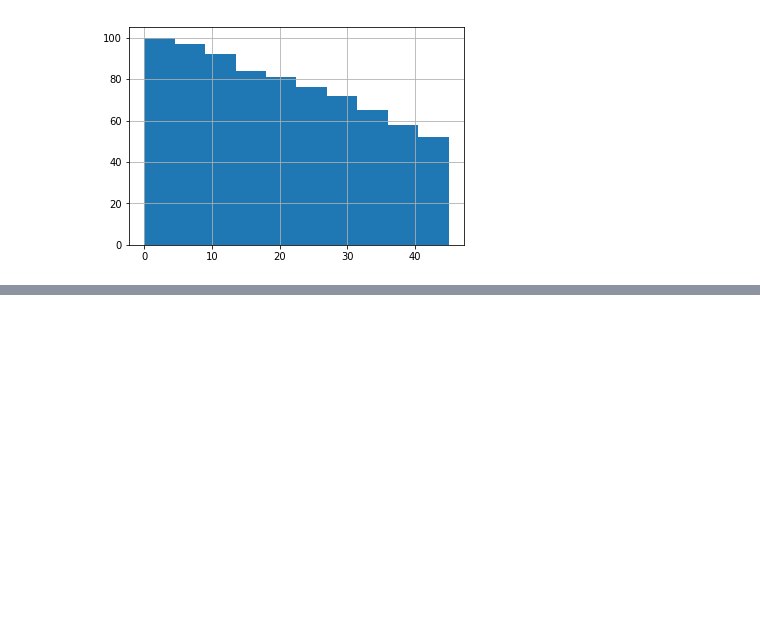
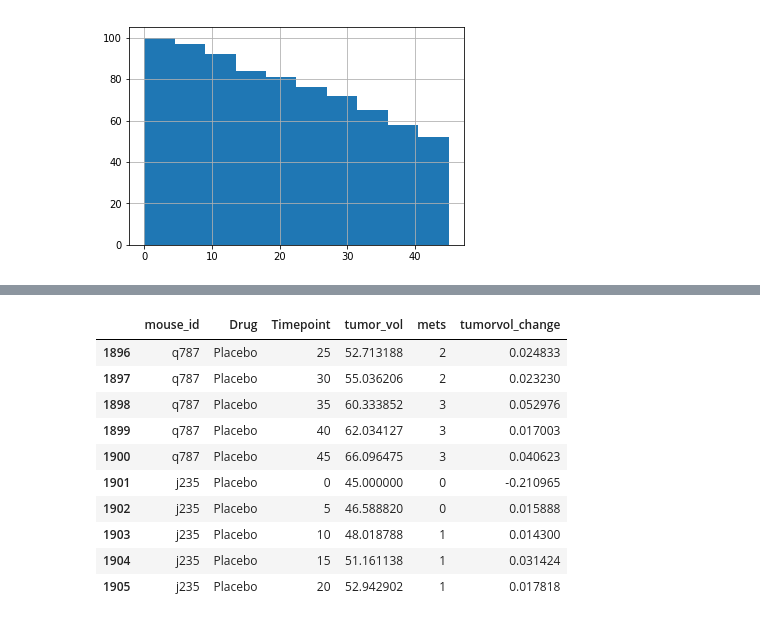
Before and after one commit to jenshurley/hw5, a Jupyter notebook: pydrug_sketch.ipynb, the cells around one changed output, grey strips where cells are left out. Saved outputs shown, nothing was run; the diff lists cells and outputs as text; code cells hidden in the pictures; blank space fills up the shorter version.

```diff
--- a/pydrug_sketch.ipynb
+++ b/pydrug_sketch.ipynb
@@ -383,0 +429,14 @@ y = tumor volume change (so there is a calculation to be done on df before plott
+# %%
+data_filtered_for_drugs.tail(10)
+# %% [output]
+|  | mouse_id | Drug | Timepoint | tumor_vol | mets | tumorvol_change |
+| 1896 | q787 | Placebo | 25 | 52.713188 | 2 | 0.024833 |
+| 1897 | q787 | Placebo | 30 | 55.036206 | 2 | 0.023230 |
+| 1898 | q787 | Placebo | 35 | 60.333852 | 3 | 0.052976 |
+| 1899 | q787 | Placebo | 40 | 62.034127 | 3 | 0.017003 |
+| 1900 | q787 | Placebo | 45 | 66.096475 | 3 | 0.040623 |
+| 1901 | j235 | Placebo | 0 | 45.000000 | 0 | -0.210965 |
+| 1902 | j235 | Placebo | 5 | 46.588820 | 0 | 0.015888 |
+| 1903 | j235 | Placebo | 10 | 48.018788 | 1 | 0.014300 |
+| 1904 | j235 | Placebo | 15 | 51.161138 | 1 | 0.031424 |
+| 1905 | j235 | Placebo | 20 | 52.942902 | 1 | 0.017818 |
```
Also changed, not shown: parts of 10 cells of this notebook.
